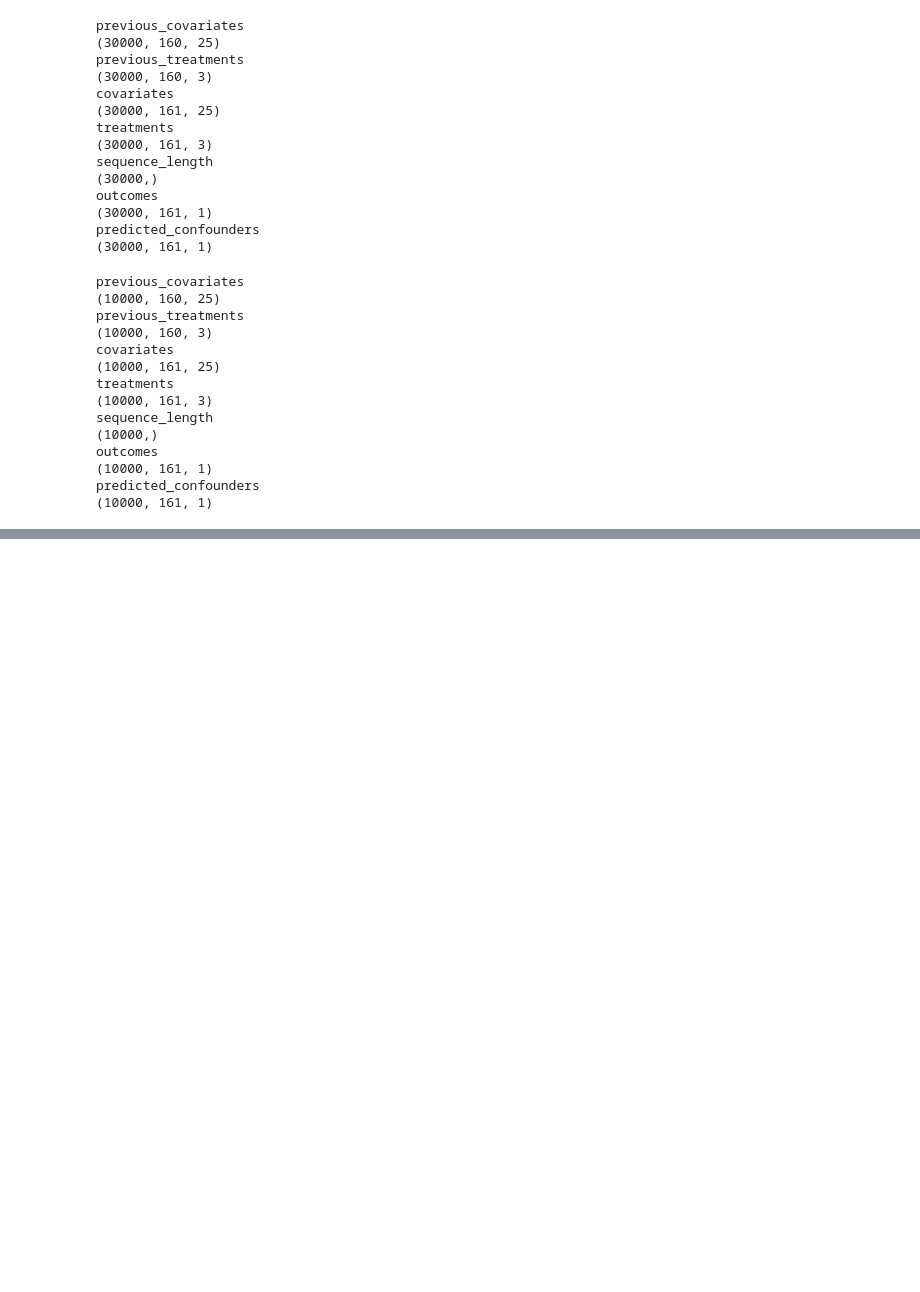
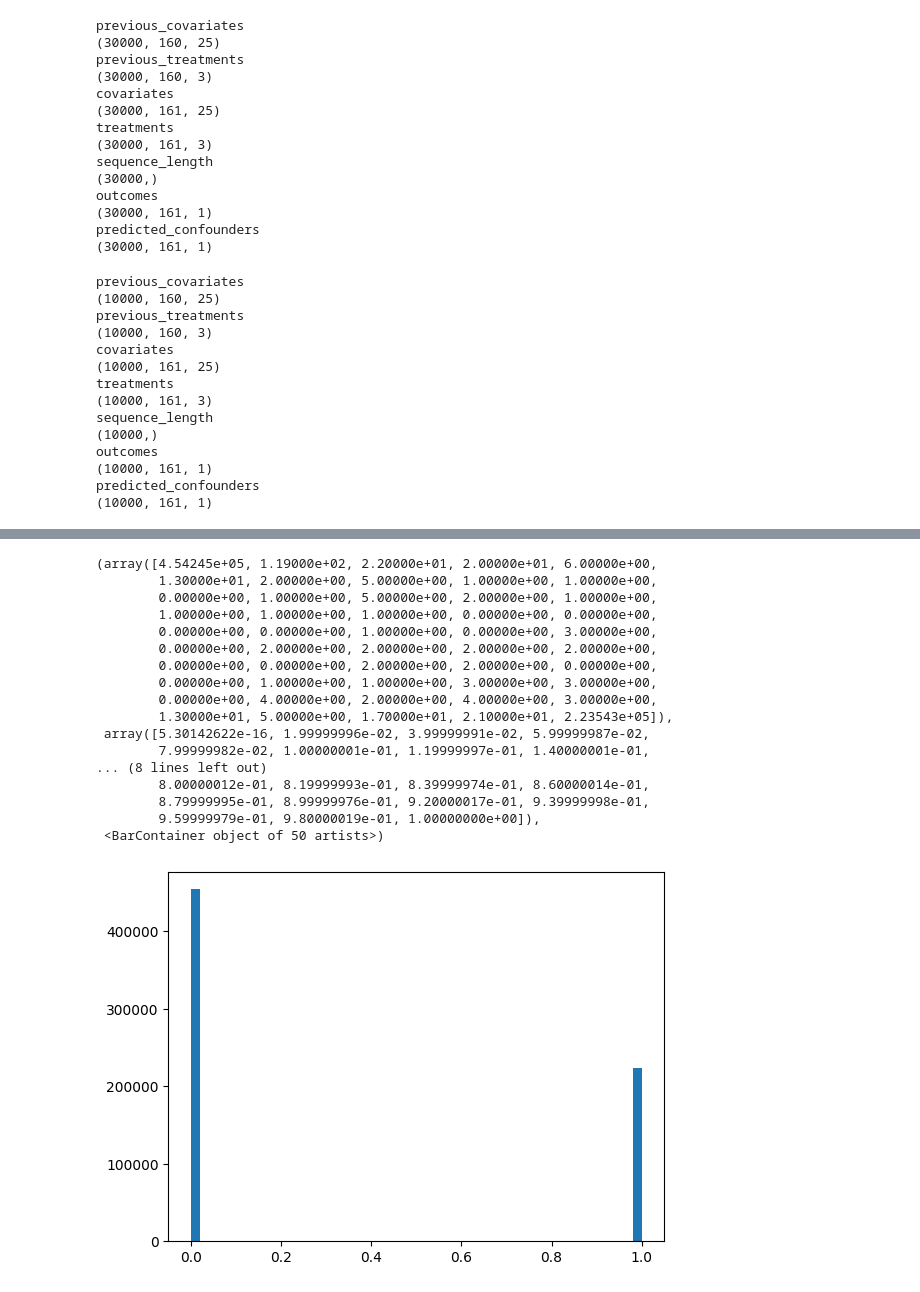
Before and after one commit to HuangNX/Conformity_Casual_Inferance, a Jupyter notebook: Untitled.ipynb, the cells around one changed output, grey strips where cells are left out. Cells and saved outputs as stored; diff of their text form; code cells hidden in the pictures; blank space fills up the shorter version.

```diff
--- a/Untitled.ipynb
+++ b/Untitled.ipynb
@@ -97,0 +181,21 @@ predicted_confounders
+# %%
+plt.hist(probs[np.where(targets==1)], bins=50)
+# %% [output]
+(array([4.54245e+05, 1.19000e+02, 2.20000e+01, 2.00000e+01, 6.00000e+00,
+        1.30000e+01, 2.00000e+00, 5.00000e+00, 1.00000e+00, 1.00000e+00,
+        0.00000e+00, 1.00000e+00, 5.00000e+00, 2.00000e+00, 1.00000e+00,
+        1.00000e+00, 1.00000e+00, 1.00000e+00, 0.00000e+00, 0.00000e+00,
+        0.00000e+00, 0.00000e+00, 1.00000e+00, 0.00000e+00, 3.00000e+00,
+        0.00000e+00, 2.00000e+00, 2.00000e+00, 2.00000e+00, 2.00000e+00,
+        0.00000e+00, 0.00000e+00, 2.00000e+00, 2.00000e+00, 0.00000e+00,
+        0.00000e+00, 1.00000e+00, 1.00000e+00, 3.00000e+00, 3.00000e+00,
+        0.00000e+00, 4.00000e+00, 2.00000e+00, 4.00000e+00, 3.00000e+00,
+        1.30000e+01, 5.00000e+00, 1.70000e+01, 2.10000e+01, 2.23543e+05]),
+ array([5.30142622e-16, 1.99999996e-02, 3.99999991e-02, 5.99999987e-02,
+        7.99999982e-02, 1.00000001e-01, 1.19999997e-01, 1.40000001e-01,
+... (8 lines left out)
+        8.00000012e-01, 8.19999993e-01, 8.39999974e-01, 8.60000014e-01,
+        8.79999995e-01, 8.99999976e-01, 9.20000017e-01, 9.39999998e-01,
+        9.59999979e-01, 9.80000019e-01, 1.00000000e+00]),
+ <BarContainer object of 50 artists>)
+[figure, added]
```
Also changed, not shown: parts of 10 cells of this notebook, 8 other files.
